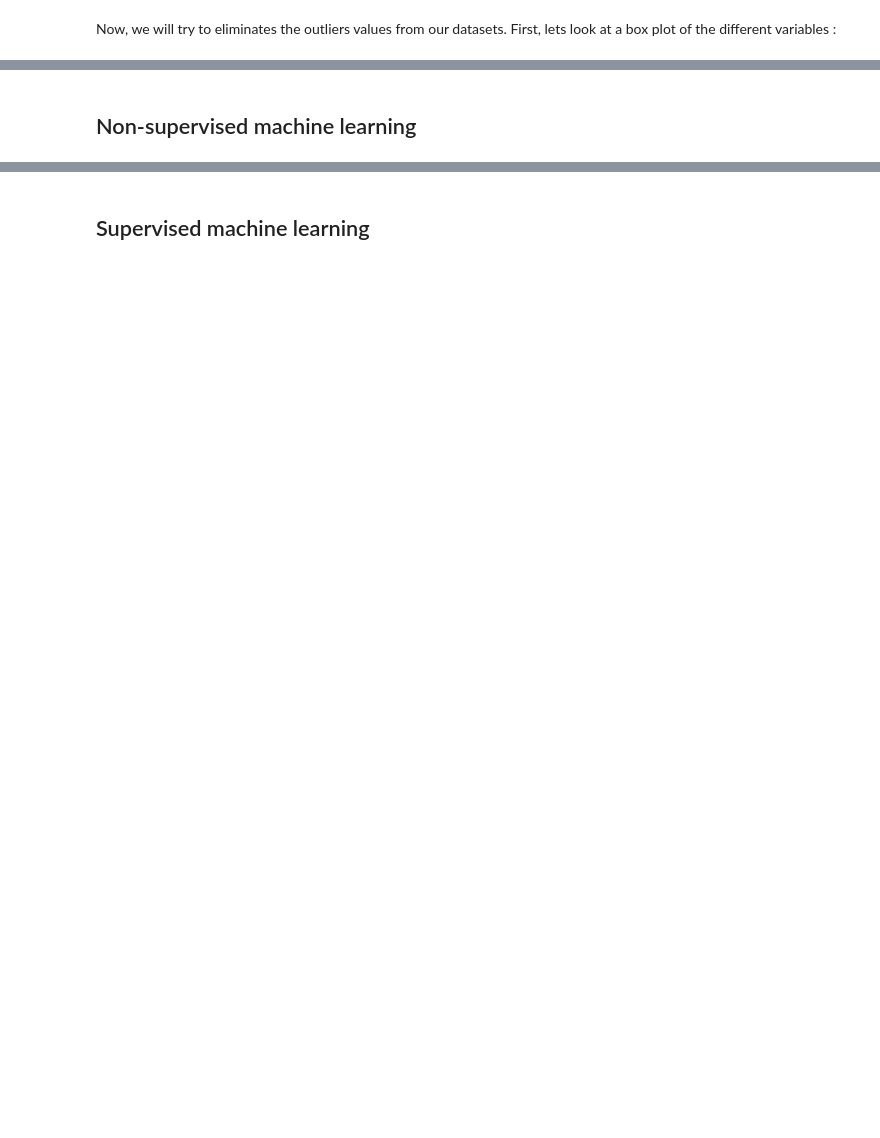
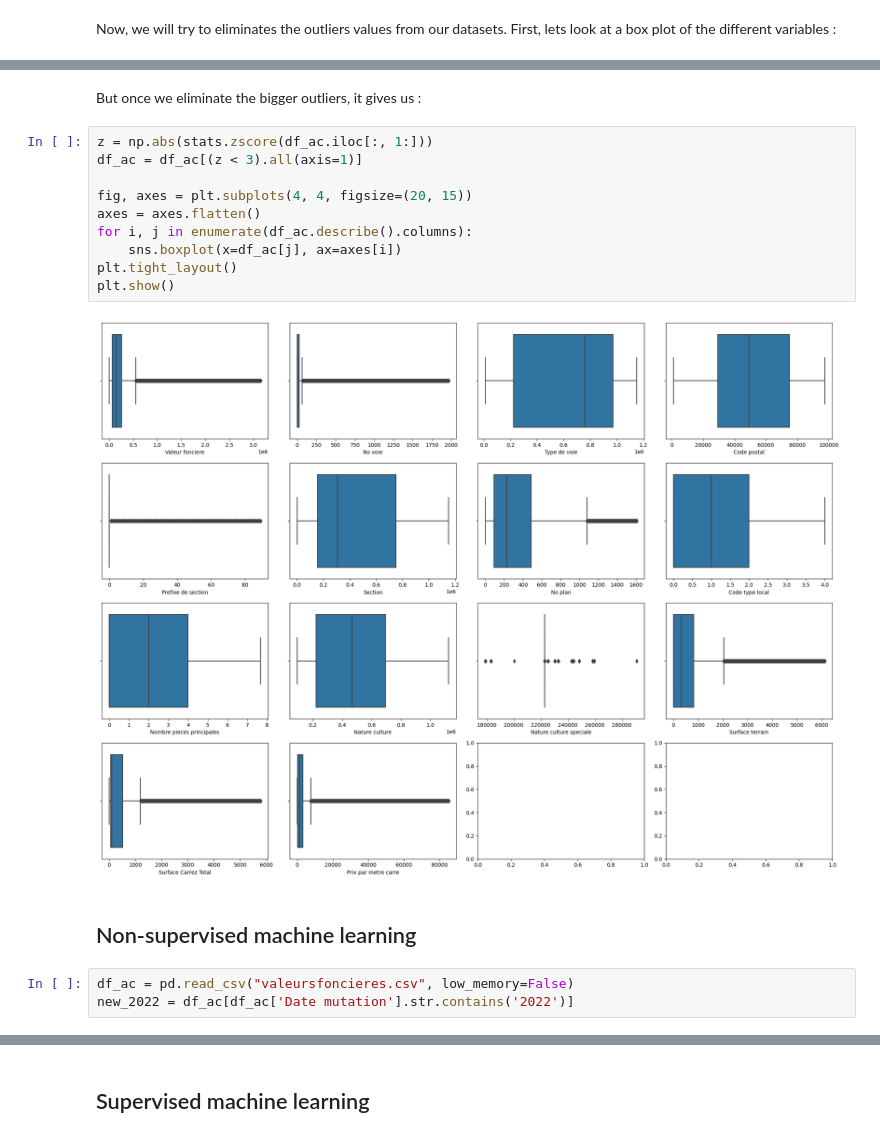
Before and after one commit to Siropteur/Mini_Project_DataScience, a Jupyter notebook: Main.ipynb, the cells around one changed output, grey strips where cells are left out. Saved outputs shown, nothing was run; the diff lists cells and outputs as text; blank space fills up the shorter version.

```diff
--- a/Main.ipynb
+++ b/Main.ipynb
@@ -515,2 +531,19 @@ plt.show()
+# %% [markdown]
+But once we eliminate the bigger outliers, it gives us :
+# %%
+z = np.abs(stats.zscore(df_ac.iloc[:, 1:]))
+df_ac = df_ac[(z < 3).all(axis=1)]
+
+fig, axes = plt.subplots(4, 4, figsize=(20, 15))
+axes = axes.flatten()
+for i, j in enumerate(df_ac.describe().columns):
+    sns.boxplot(x=df_ac[j], ax=axes[i])
+plt.tight_layout()
+plt.show()
+# %% [output]
+[figure, added]
 # %% [markdown]
 ## Non-supervised machine learning
+# %%
+df_ac = pd.read_csv("valeursfoncieres.csv", low_memory=False)
+new_2022 = df_ac[df_ac['Date mutation'].str.contains('2022')]
```
Also changed, not shown: parts of 11 cells of this notebook.
